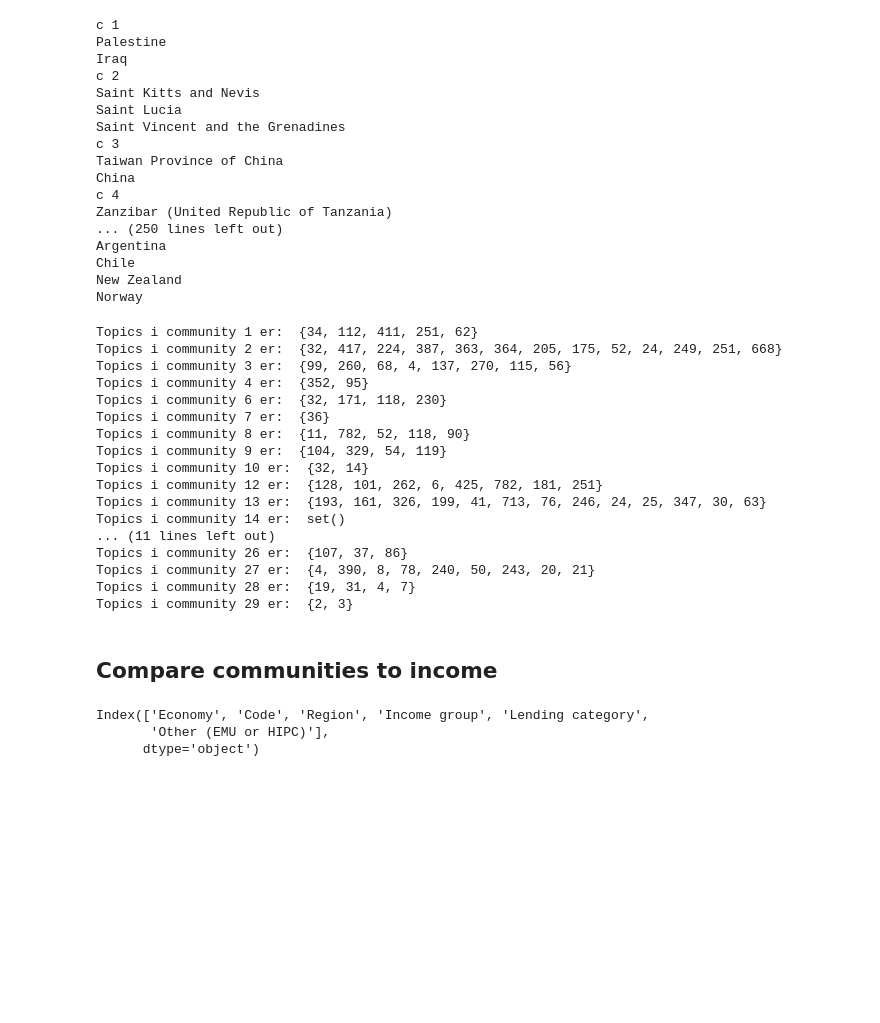
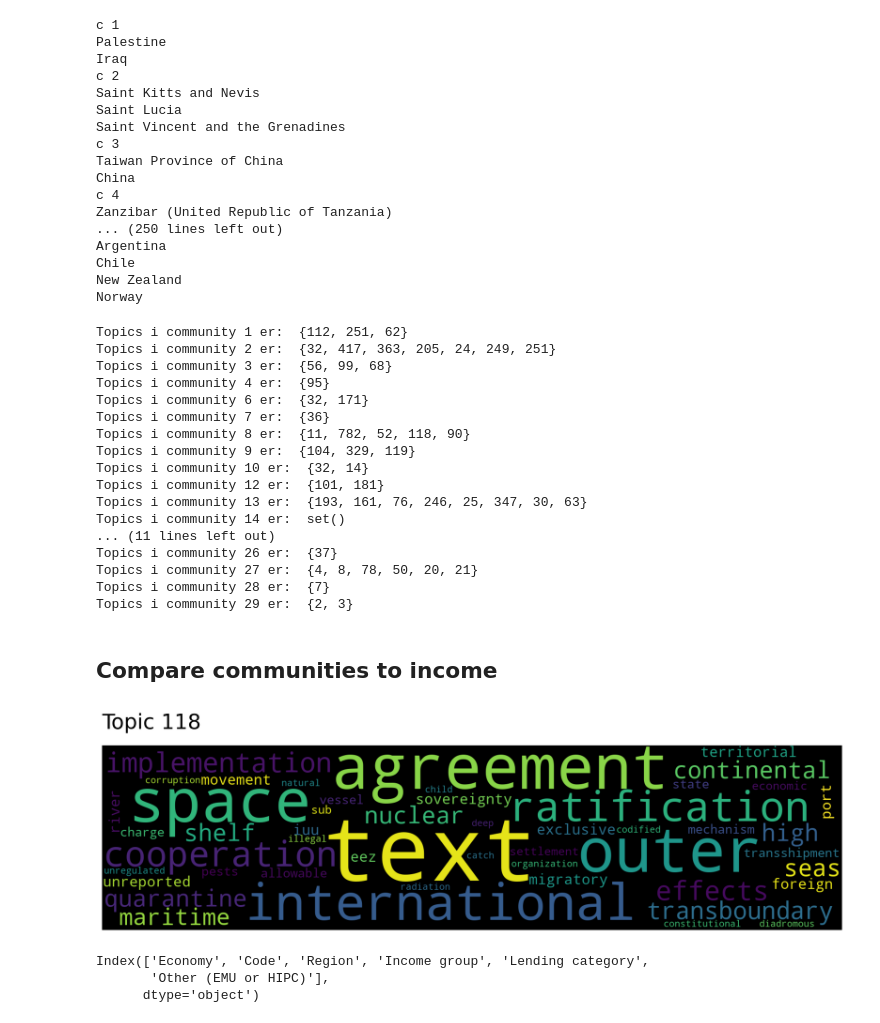
Before and after one commit to gustavn19/Fagprojekt, a Jupyter notebook: top2vec_done.ipynb, the cells around one changed output. Saved outputs shown, nothing was run; the diff lists cells and outputs as text; code cells hidden in the pictures; blank space fills up the shorter version.

```diff
--- a/top2vec_done.ipynb
+++ b/top2vec_done.ipynb
@@ -239,25 +239,25 @@ for com in communities.values():
     topics_in_com=[]
     if len(com)>1:
         for c in com:
-            topics_in_com.append(np.argsort(country_topic_matrix_prob[c,:])[::-1][:30])
+            topics_in_com.append(np.argsort(country_topic_matrix_prob[c,:])[::-1][:20])
         print("Topics i community",i, "er: ", set([x for x in np.concatenate(topics_in_com) if list(np.concatenate(topics_in_com)).count(x) >= 2*len(com)/3]))
     i+=1
 # %% [output]
-Topics i community 1 er:  {34, 112, 411, 251, 62}
-Topics i community 2 er:  {32, 417, 224, 387, 363, 364, 205, 175, 52, 24, 249, 251, 668}
-Topics i community 3 er:  {99, 260, 68, 4, 137, 270, 115, 56}
-Topics i community 4 er:  {352, 95}
-Topics i community 6 er:  {32, 171, 118, 230}
+Topics i community 1 er:  {112, 251, 62}
+Topics i community 2 er:  {32, 417, 363, 205, 24, 249, 251}
+Topics i community 3 er:  {56, 99, 68}
+Topics i community 4 er:  {95}
+Topics i community 6 er:  {32, 171}
 Topics i community 7 er:  {36}
 Topics i community 8 er:  {11, 782, 52, 118, 90}
-Topics i community 9 er:  {104, 329, 54, 119}
+Topics i community 9 er:  {104, 329, 119}
 Topics i community 10 er:  {32, 14}
-Topics i community 12 er:  {128, 101, 262, 6, 425, 782, 181, 251}
-Topics i community 13 er:  {193, 161, 326, 199, 41, 713, 76, 246, 24, 25, 347, 30, 63}
+Topics i community 12 er:  {101, 181}
+Topics i community 13 er:  {193, 161, 76, 246, 25, 347, 30, 63}
 Topics i community 14 er:  set()
 ... (11 lines left out)
-Topics i community 26 er:  {107, 37, 86}
-Topics i community 27 er:  {4, 390, 8, 78, 240, 50, 243, 20, 21}
-Topics i community 28 er:  {19, 31, 4, 7}
+Topics i community 26 er:  {37}
+Topics i community 27 er:  {4, 8, 78, 50, 20, 21}
+Topics i community 28 er:  {7}
 Topics i community 29 er:  {2, 3}
 # %% [markdown]
@@ -264,4 +265,8 @@ Topics i community 29 er:  {2, 3}
 ## Compare communities to income
+# %%
+model.generate_topic_wordcloud(118,reduced=False)
+# %% [output]
+[figure, added]
 # %%
 import pandas as pd
 #country data
```
Also changed, not shown: parts of 10 cells of this notebook, 1 other file.
